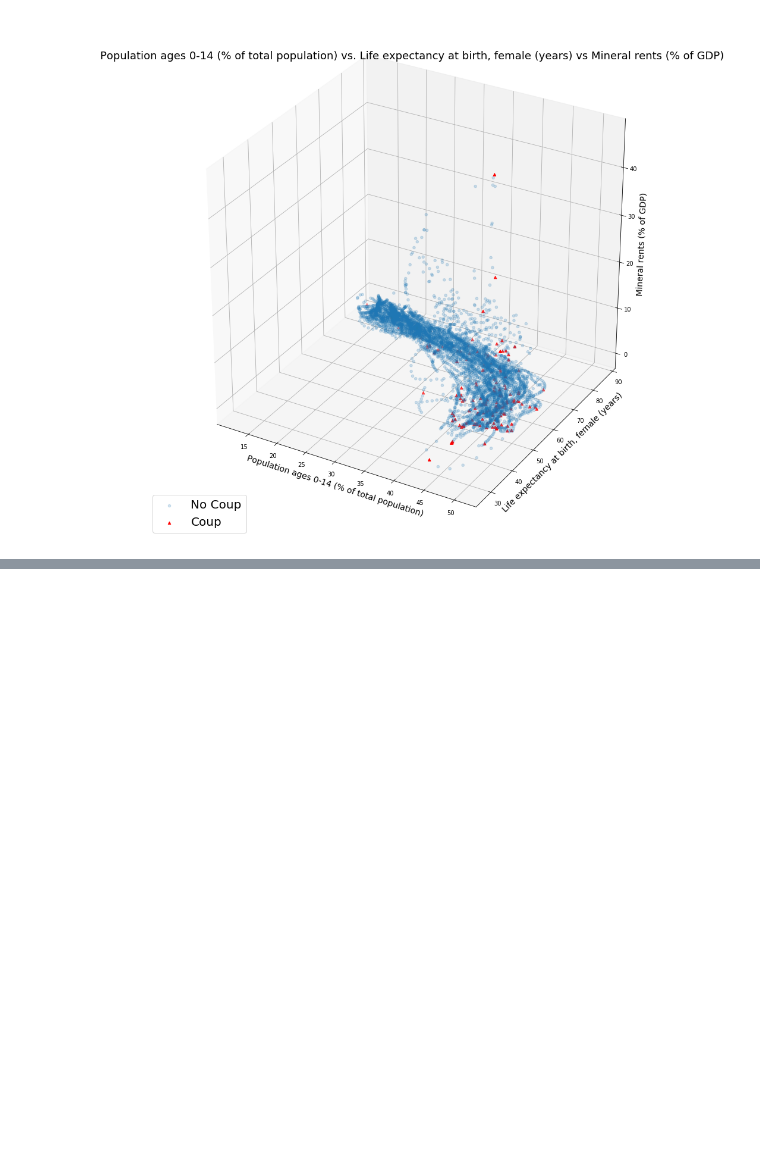
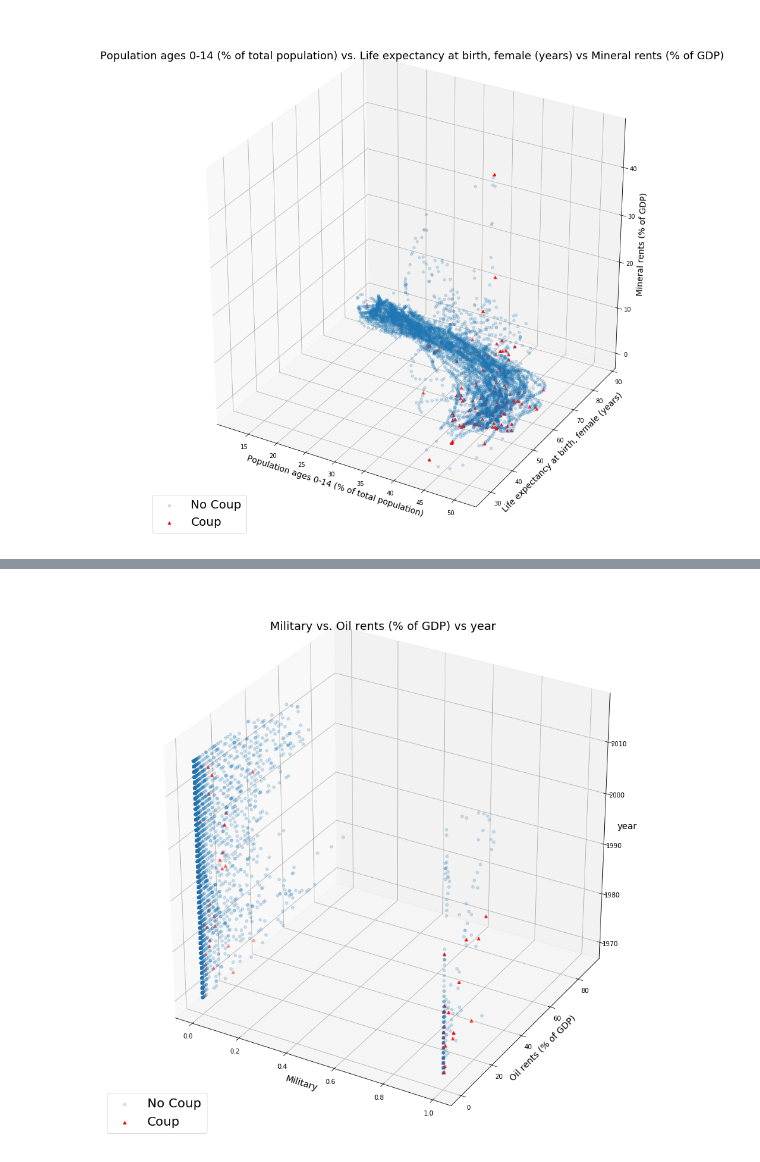
Before and after one commit to taylorjbritt/modelingcoups, a Jupyter notebook: notebooks/scatterplotting.ipynb, the cells around one changed output, grey strips where cells are left out. Cells and saved outputs as stored; diff of their text form; code cells hidden in the pictures; blank space fills up the shorter version.

```diff
--- a/notebooks/scatterplotting.ipynb
+++ b/notebooks/scatterplotting.ipynb
@@ -144,0 +149,4 @@ make_scatter3d('Population ages 0-14 (% of total population)', 'Life expectancy
+# %%
+make_scatter3d('Military', 'Oil rents (% of GDP)', 'year', df)
+# %% [output]
+[figure, added]
```
Also changed, not shown: parts of 4 cells of this notebook, 19 other files.
